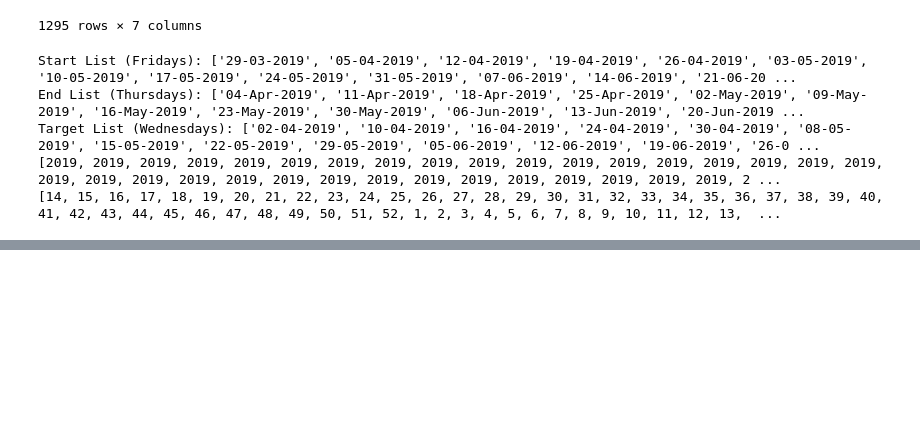
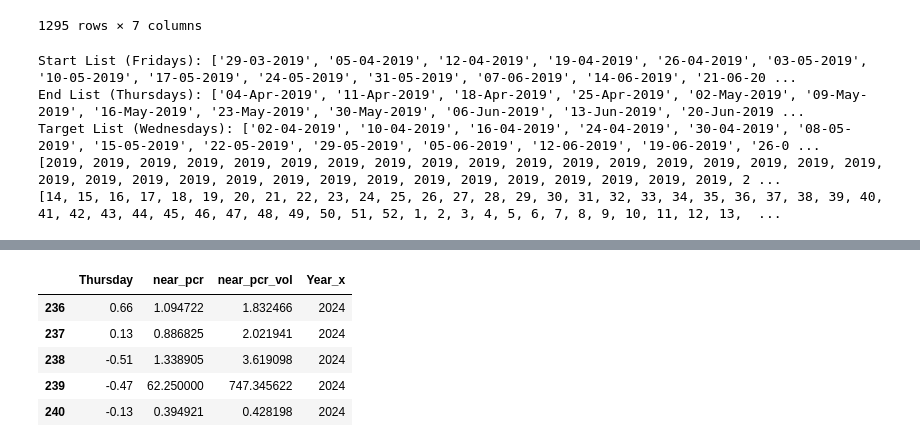
Before and after one commit to bala-ceg/backtest-strategies, a Jupyter notebook: weeklyexpiry_prediction.ipynb, the cells around one changed output, grey strips where cells are left out. Cells and saved outputs as stored; diff of their text form; code cells hidden in the pictures; blank space fills up the shorter version.

```diff
--- a/weeklyexpiry_prediction.ipynb
+++ b/weeklyexpiry_prediction.ipynb
@@ -381,0 +412,10 @@ len(pivoted_data_3[(pivoted_data_3['Thursday'] < 0.5) & (pivoted_data_3['Thursda
+# %%
+result_2024 = result_df[result_df['Year_x'] == 2024]
+result_2024.head(5)
+# %% [output]
+|  | Thursday | near_pcr | near_pcr_vol | Year_x |
+| 236 | 0.66 | 1.094722 | 1.832466 | 2024 |
+| 237 | 0.13 | 0.886825 | 2.021941 | 2024 |
+| 238 | -0.51 | 1.338905 | 3.619098 | 2024 |
+| 239 | -0.47 | 62.250000 | 747.345622 | 2024 |
+| 240 | -0.13 | 0.394921 | 0.428198 | 2024 |
```
Also changed, not shown: parts of 11 cells of this notebook.
